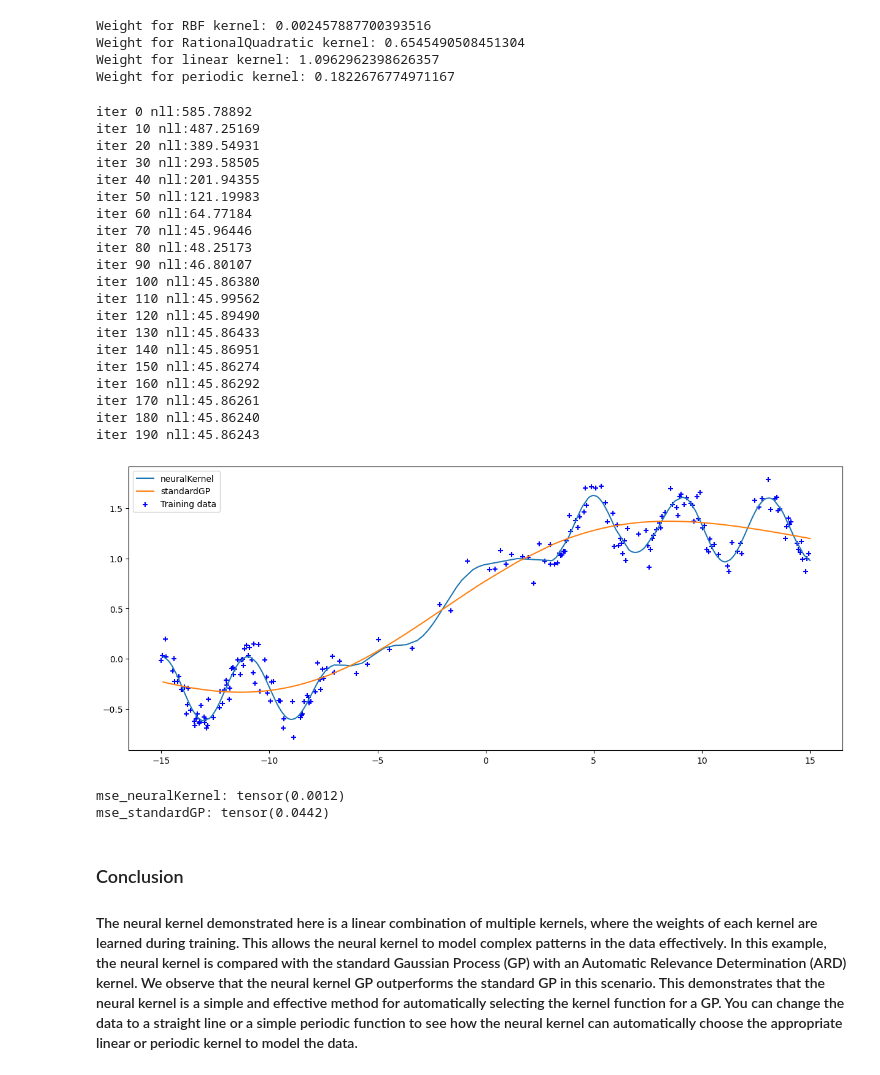
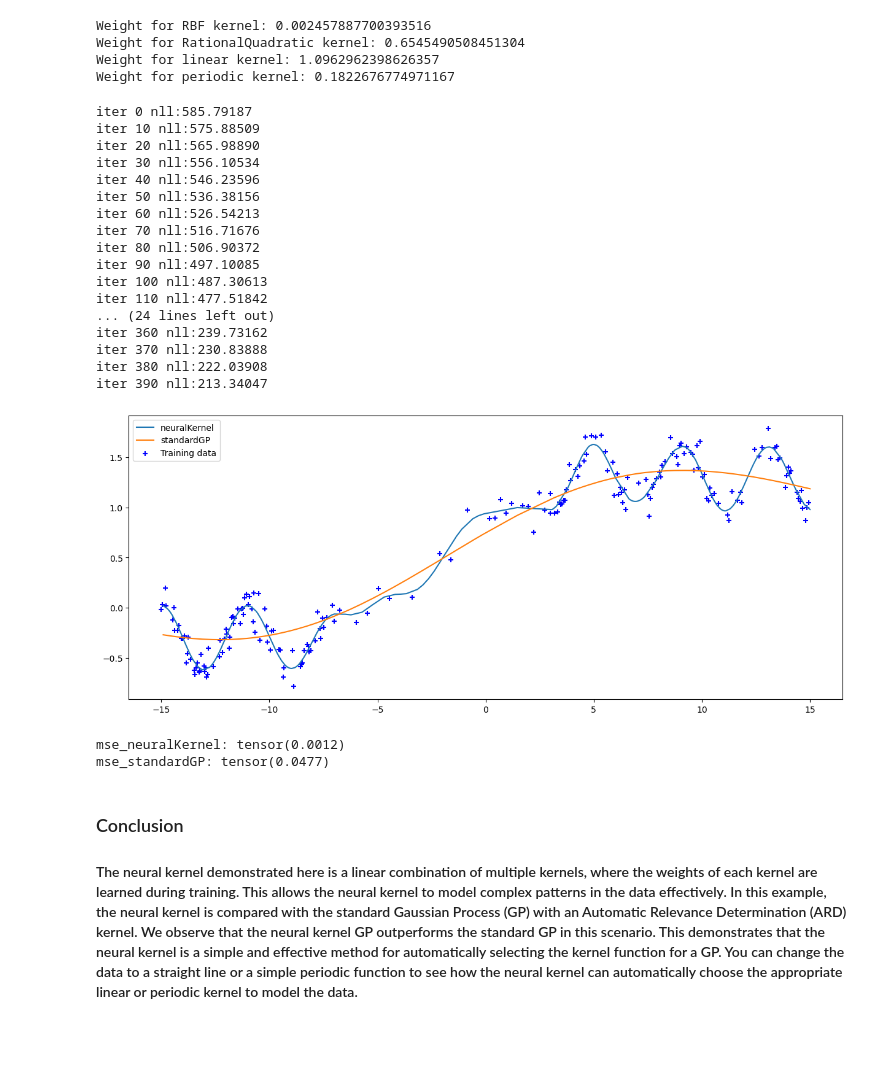
Before and after one commit to IceLab-X/MiniGP, a Jupyter notebook: GPmodels_Classic/04_neuralKernelGP.ipynb, the cells around one changed output. Drawn from its saved outputs; the diff is of its cells as text; code cells hidden in the pictures; blank space fills up the shorter version.

```diff
--- a/GPmodels_Classic/04_neuralKernelGP.ipynb
+++ b/GPmodels_Classic/04_neuralKernelGP.ipynb
@@ -119,45 +120,42 @@ Weight for linear kernel: 1.0962962398626357
 Weight for periodic kernel: 0.1822676774971167
 # %%
 #Comparing with standard GP
-standardGP=cigp(xtr, ytr,ARDKernel)
-standardGP.train_adam(200,0.1)
+standardGP = cigp(xtr, ytr, ARDKernel)
+standardGP.train_adam(400, 0.01)
 with torch.no_grad():
     ypred2, yvar2 = standardGP.forward(xte)
 mse_neuralKernel = ((yte - ypred) ** 2).mean()
 mse_standardGP = ((yte - ypred2) ** 2).mean()
 ypred2_sorted = ypred2[sorted_indices]
 plt.figure(figsize=(15, 6))
 plt.plot(xte_sorted.numpy(), ypred_sorted.numpy(), label='neuralKernel')
 plt.plot(xte_sorted.numpy(), ypred2_sorted.numpy(), label='standardGP')
 plt.scatter(xtr, ytr, label='Training data', color='b', marker='+')
 plt.legend()
 plt.show()
-print('mse_neuralKernel:',mse_neuralKernel)
-print('mse_standardGP:',mse_standardGP)
+print('mse_neuralKernel:', mse_neuralKernel)
+print('mse_standardGP:', mse_standardGP)
 # %% [output]
-iter 0 nll:585.78892
-iter 10 nll:487.25169
-iter 20 nll:389.54931
-iter 30 nll:293.58505
-iter 40 nll:201.94355
-iter 50 nll:121.19983
-iter 60 nll:64.77184
-iter 70 nll:45.96446
-iter 80 nll:48.25173
-iter 90 nll:46.80107
-iter 100 nll:45.86380
-iter 110 nll:45.99562
-iter 120 nll:45.89490
-iter 130 nll:45.86433
-iter 140 nll:45.86951
-iter 150 nll:45.86274
-iter 160 nll:45.86292
-iter 170 nll:45.86261
-iter 180 nll:45.86240
-iter 190 nll:45.86243
+iter 0 nll:585.79187
+iter 10 nll:575.88509
+iter 20 nll:565.98890
+iter 30 nll:556.10534
+iter 40 nll:546.23596
+iter 50 nll:536.38156
+iter 60 nll:526.54213
+iter 70 nll:516.71676
+iter 80 nll:506.90372
+iter 90 nll:497.10085
+iter 100 nll:487.30613
+iter 110 nll:477.51842
+... (24 lines left out)
+iter 360 nll:239.73162
+iter 370 nll:230.83888
+iter 380 nll:222.03908
+iter 390 nll:213.34047
-[figure, old version]
+[figure, new version]
 mse_neuralKernel: tensor(0.0012)
-mse_standardGP: tensor(0.0442)
+mse_standardGP: tensor(0.0477)
 # %% [markdown]
 ### Conclusion
 #### The neural kernel demonstrated here is a linear combination of multiple kernels, where the weights of each kernel are learned during training. This allows the neural kernel to model complex patterns in the data effectively. In this example, the neural kernel is compared with the standard Gaussian Process (GP) with an Automatic Relevance Determination (ARD) kernel. We observe that the neural kernel GP outperforms the standard GP in this scenario. This demonstrates that the neural kernel is a simple and effective method for automatically selecting the kernel function for a GP. You can change the data to a straight line or a simple periodic function to see how the neural kernel can automatically choose the appropriate linear or periodic kernel to model the data.
```
Also changed, not shown: parts of 4 cells of this notebook, 41 other files.
